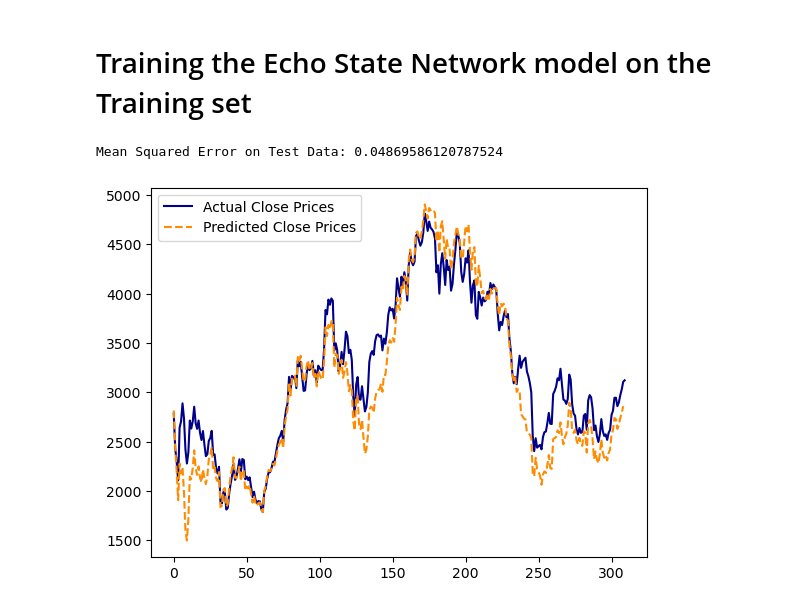
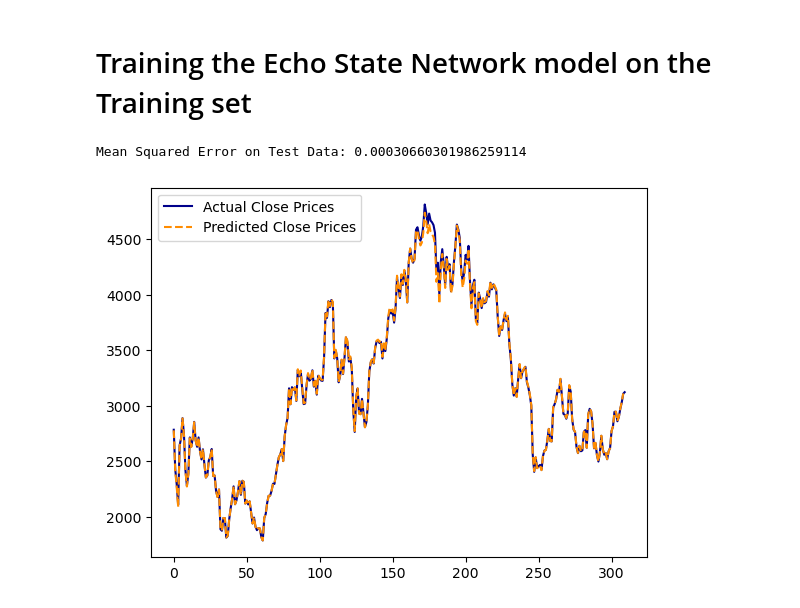
Before and after one commit to Huthayfa-Hodeb/Ethereum-Price-Prediction, a Jupyter notebook: Ethereum_Price.ipynb, the cells around one changed output. Saved outputs shown, nothing was run; the diff lists cells and outputs as text; code cells hidden in the pictures.

```diff
--- a/Ethereum_Price.ipynb
+++ b/Ethereum_Price.ipynb
@@ -413,8 +411,8 @@ data = y.reshape(-1,1)
 input_size = 1
 reservoir_size = 100
 output_size = 1
-leak_rate = 0.3
-spectral_radius = 0.9
+leak_rate = 0.5
+spectral_radius = 0.6
 
 # Training parameters
 train_ratio = 0.8
@@ -445,32 +443,32 @@ for t in range(train_size):
     input_state = train_data[t, :].reshape((input_size, 1))
     reservoir_states = (1 - leak_rate) * reservoir_states + leak_rate * np.tanh(
         np.dot(reservoir_weights, reservoir_states) + np.dot(input_weights, input_state)
     )
     lagged_features[t, 1:] = reservoir_states.T
 
 # Use Linear Regression for output weights training
 lr = LinearRegression()
 lr.fit(lagged_features, train_data.flatten())
 output_weights_train = lr.coef_[1:].reshape(output_size, reservoir_size)
 
 # Run the ESN for testing
 for t in range(train_size, len(data)):
     input_state = data[t, :].reshape((input_size, 1))
     reservoir_states = (1 - leak_rate) * reservoir_states + leak_rate * np.tanh(
         np.dot(reservoir_weights, reservoir_states) + np.dot(input_weights, input_state)
     )
     lagged_feature_test = np.concatenate([reservoir_states.flatten()])
     output[t, :] = np.dot(output_weights_train, lagged_feature_test)
 
 # Evaluate the model
 mse = mean_squared_error(data[train_size:], output[train_size:])
 print(f"Mean Squared Error on Test Data: {mse}")
 
 # Plot only the test data along with predicted values
 plt.plot(scaler_y.inverse_transform(data[train_size:]), label="Actual Close Prices", color = "darkblue")
 plt.plot(scaler_y.inverse_transform(output[train_size:-1]), label="Predicted Close Prices", color = "darkorange", linestyle='dashed')
 plt.legend()
 plt.show()
 # %% [output]
-Mean Squared Error on Test Data: 0.04869586120787524
+Mean Squared Error on Test Data: 0.00030660301986259114
-[figure, old version]
+[figure, new version]
```
Also changed, not shown: parts of 14 cells of this notebook.
